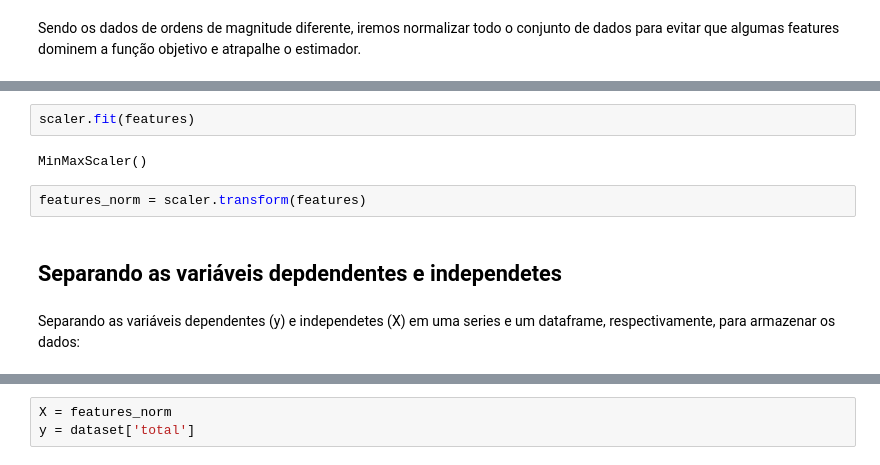
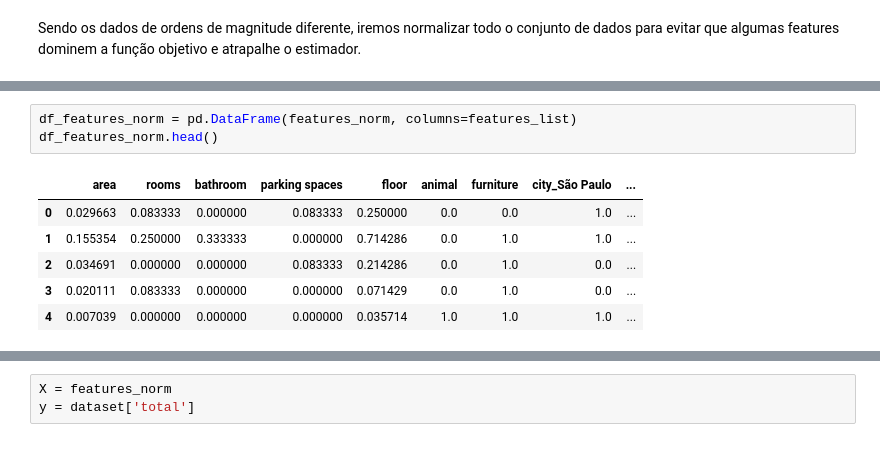
Before and after one commit to IgorFormiga/Data-Science-Projects, a Jupyter notebook: 3_Prediction_Rental_Prices.ipynb, the cells around one changed output, grey strips where cells are left out. Cells and saved outputs as stored; diff of their text form.

```diff
--- a/3_Prediction_Rental_Prices.ipynb
+++ b/3_Prediction_Rental_Prices.ipynb
@@ -168,10 +169,10 @@
-# %%
-scaler.fit(features)
-# %% [output]
-MinMaxScaler()
-# %%
-features_norm = scaler.transform(features)
-# %% [markdown]
-## Separando as variáveis depdendentes e independetes
-# %% [markdown]
-Separando as variáveis dependentes (y) e independetes (X) em uma series e um dataframe, respectivamente, para armazenar os dados:
+# %%
+df_features_norm = pd.DataFrame(features_norm, columns=features_list)
+df_features_norm.head()
+# %% [output]
+|  | area | rooms | bathroom | parking spaces | floor | animal | furniture | city_São Paulo | ... |
+| 0 | 0.029663 | 0.083333 | 0.000000 | 0.083333 | 0.250000 | 0.0 | 0.0 | 1.0 | ... |
+| 1 | 0.155354 | 0.250000 | 0.333333 | 0.000000 | 0.714286 | 0.0 | 1.0 | 1.0 | ... |
+| 2 | 0.034691 | 0.000000 | 0.000000 | 0.083333 | 0.214286 | 0.0 | 1.0 | 0.0 | ... |
+| 3 | 0.020111 | 0.083333 | 0.000000 | 0.000000 | 0.071429 | 0.0 | 1.0 | 0.0 | ... |
+| 4 | 0.007039 | 0.000000 | 0.000000 | 0.000000 | 0.035714 | 1.0 | 1.0 | 1.0 | ... |
```
Also changed, not shown: parts of 54 cells of this notebook.
